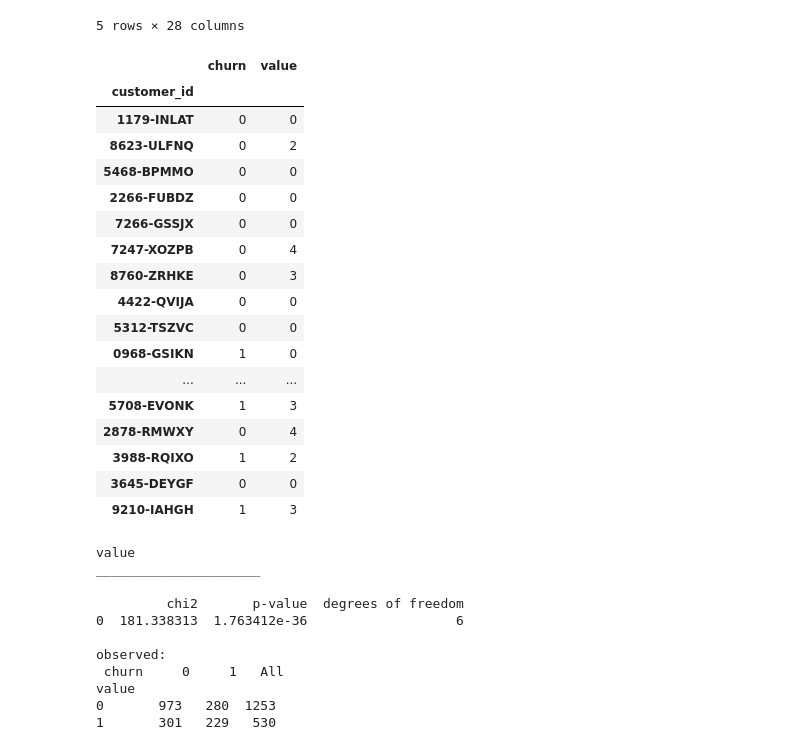
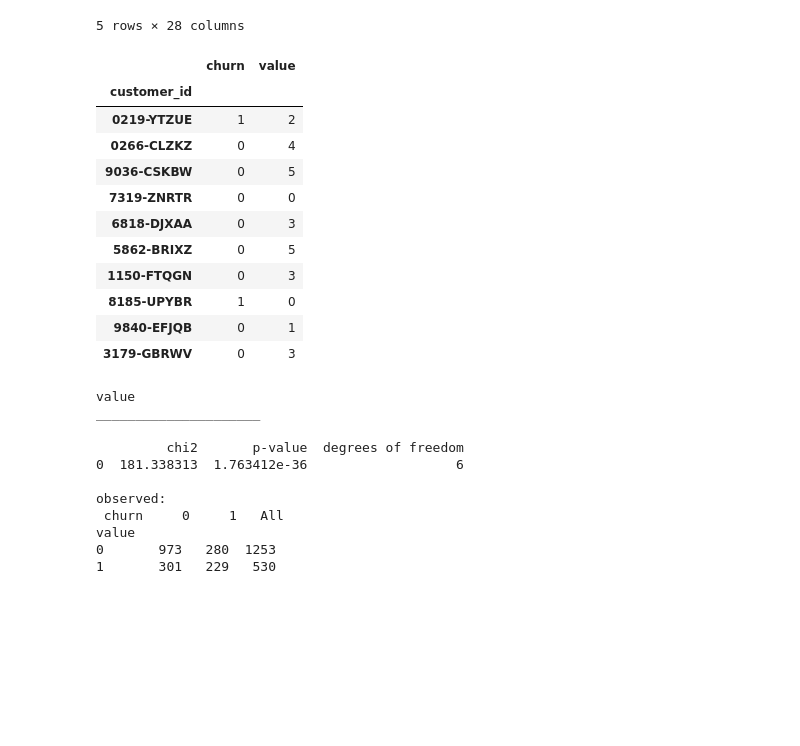
Before and after one commit to mdalton87/classification-exercises, a Jupyter notebook: classification_project/churn_exploratory_notebook.ipynb, the cells around one changed output. Saved outputs shown, nothing was run; the diff lists cells and outputs as text; code cells hidden in the pictures; blank space fills up the shorter version.

```diff
--- a/classification_project/churn_exploratory_notebook.ipynb
+++ b/classification_project/churn_exploratory_notebook.ipynb
@@ -220,26 +212,20 @@ train_melt = train_melt.groupby('customer_id').sum()
 # %%
 train_melt['churn'] = train_melt.churn.replace(6, 1)
 # %%
-train_melt.sample(20)
+train_melt.sample(10)
 # %% [output]
 |  | churn | value |
 | customer_id |  |  |
-| 1179-INLAT | 0 | 0 |
-| 8623-ULFNQ | 0 | 2 |
-| 5468-BPMMO | 0 | 0 |
-| 2266-FUBDZ | 0 | 0 |
-| 7266-GSSJX | 0 | 0 |
-| 7247-XOZPB | 0 | 4 |
-| 8760-ZRHKE | 0 | 3 |
-| 4422-QVIJA | 0 | 0 |
-| 5312-TSZVC | 0 | 0 |
-| 0968-GSIKN | 1 | 0 |
-| ... | ... | ... |
-| 5708-EVONK | 1 | 3 |
-| 2878-RMWXY | 0 | 4 |
-| 3988-RQIXO | 1 | 2 |
-| 3645-DEYGF | 0 | 0 |
-| 9210-IAHGH | 1 | 3 |
+| 0219-YTZUE | 1 | 2 |
+| 0266-CLZKZ | 0 | 4 |
+| 9036-CSKBW | 0 | 5 |
+| 7319-ZNRTR | 0 | 0 |
+| 6818-DJXAA | 0 | 3 |
+| 5862-BRIXZ | 0 | 5 |
+| 1150-FTQGN | 0 | 3 |
+| 8185-UPYBR | 1 | 0 |
+| 9840-EFJQB | 0 | 1 |
+| 3179-GBRWV | 0 | 3 |
 # %%
 explore.explore_bivariate_categorical(train_melt, 'churn', 'value')
 # %% [output]
```
Also changed, not shown: parts of 4 cells of this notebook, 2 other files.
